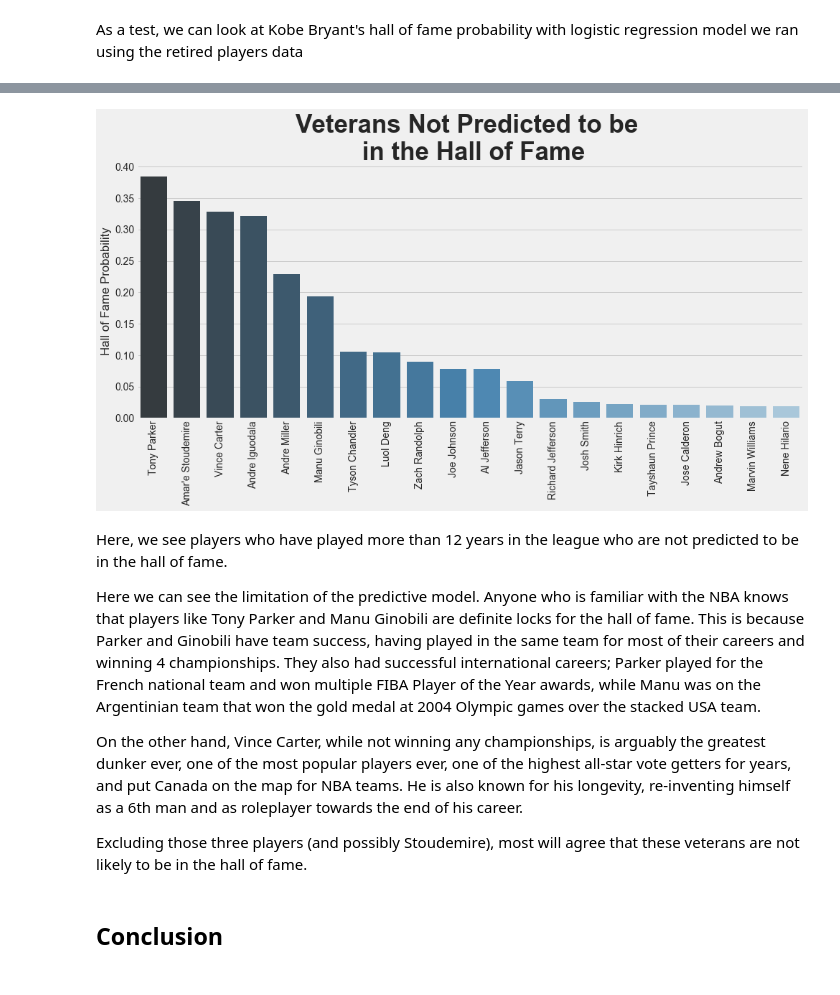
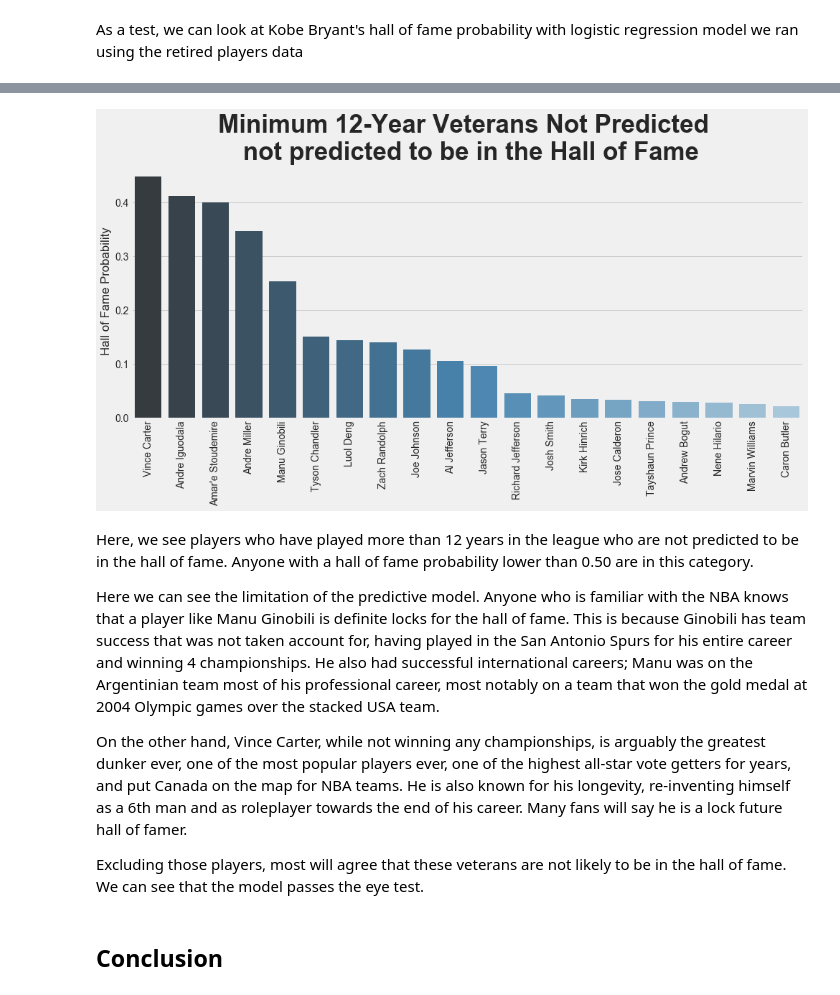
Before and after one commit to ymericson/NBA-player-info, a Jupyter notebook: NBA Hall of Fame - ML.ipynb, the cells around one changed output, grey strips where cells are left out. Cells and saved outputs as stored; diff of their text form; code cells hidden in the pictures.

Commit message:
12-veteran graph updated

```diff
--- a/NBA Hall of Fame - ML.ipynb
+++ b/NBA Hall of Fame - ML.ipynb
@@ -541,28 +541,28 @@ veterans.head()
 # %%
 plt.style.use('fivethirtyeight')
 
 plt.figure(figsize=(14,8))
 
 #plt.figure(figsize=(16,12))
 
 ax = sns.barplot(x='name', y='hof_pred_log_proba', data=veterans[:20], palette="Blues_d")
-plt.title('Veterans Not Predicted to be \n in the Hall of Fame', fontsize=35, fontweight='bold')
+plt.title('Minimum 12-Year Veterans Not Predicted \n not predicted to be in the Hall of Fame', fontsize=35, fontweight='bold')
 ax.set_xticklabels(veterans['name'],rotation=90)
 ax.set(xlabel='', ylabel='Hall of Fame Probability')
 
 plt.tight_layout()
 
 plt.savefig('all-graphs/not_hof_pred.png')
 # %% [output]
-[figure, old version]
+[figure, new version]
 # %% [markdown]
-Here, we see players who have played more than 12 years in the league who are not predicted to be in the hall of fame.
+Here, we see players who have played more than 12 years in the league who are not predicted to be in the hall of fame. Anyone with a hall of fame probability lower than 0.50 are in this category.
 
-Here we can see the limitation of the predictive model. Anyone who is familiar with the NBA knows that players like Tony Parker and Manu Ginobili are definite locks for the hall of fame. This is because Parker and Ginobili have team success, having played in the same team for most of their careers and winning 4 championships. They also had successful international careers;  Parker played for the French national team and won multiple FIBA Player of the Year awards, while Manu was on the Argentinian team that won the gold medal at 2004 Olympic games over the stacked USA team.
+Here we can see the limitation of the predictive model. Anyone who is familiar with the NBA knows that a player like Manu Ginobili is definite locks for the hall of fame. This is because Ginobili has team success that was not taken account for, having played in the San Antonio Spurs for his entire career and winning 4 championships. He also had successful international careers; Manu was on the Argentinian team most of his professional career, most notably on a team that won the gold medal at 2004 Olympic games over the stacked USA team.
 
-On the other hand, Vince Carter, while not winning any championships, is arguably the greatest dunker ever, one of the most popular players ever, one of the highest all-star vote getters for years, and put Canada on the map for NBA teams. He is also known for his longevity, re-inventing himself as a 6th man and as roleplayer towards the end of his career.
+On the other hand, Vince Carter, while not winning any championships, is arguably the greatest dunker ever, one of the most popular players ever, one of the highest all-star vote getters for years, and put Canada on the map for NBA teams. He is also known for his longevity, re-inventing himself as a 6th man and as roleplayer towards the end of his career. Many fans will say he is a lock future hall of famer.
 
-Excluding those three players (and possibly Stoudemire), most will agree that these veterans are not likely to be in the hall of fame.
+Excluding those players, most will agree that these veterans are not likely to be in the hall of fame. We can see that the model passes the eye test.
 # %% [markdown]
 ## Conclusion
 # %% [markdown]
```
Also changed, not shown: parts of 14 cells of this notebook, 3 other files.
